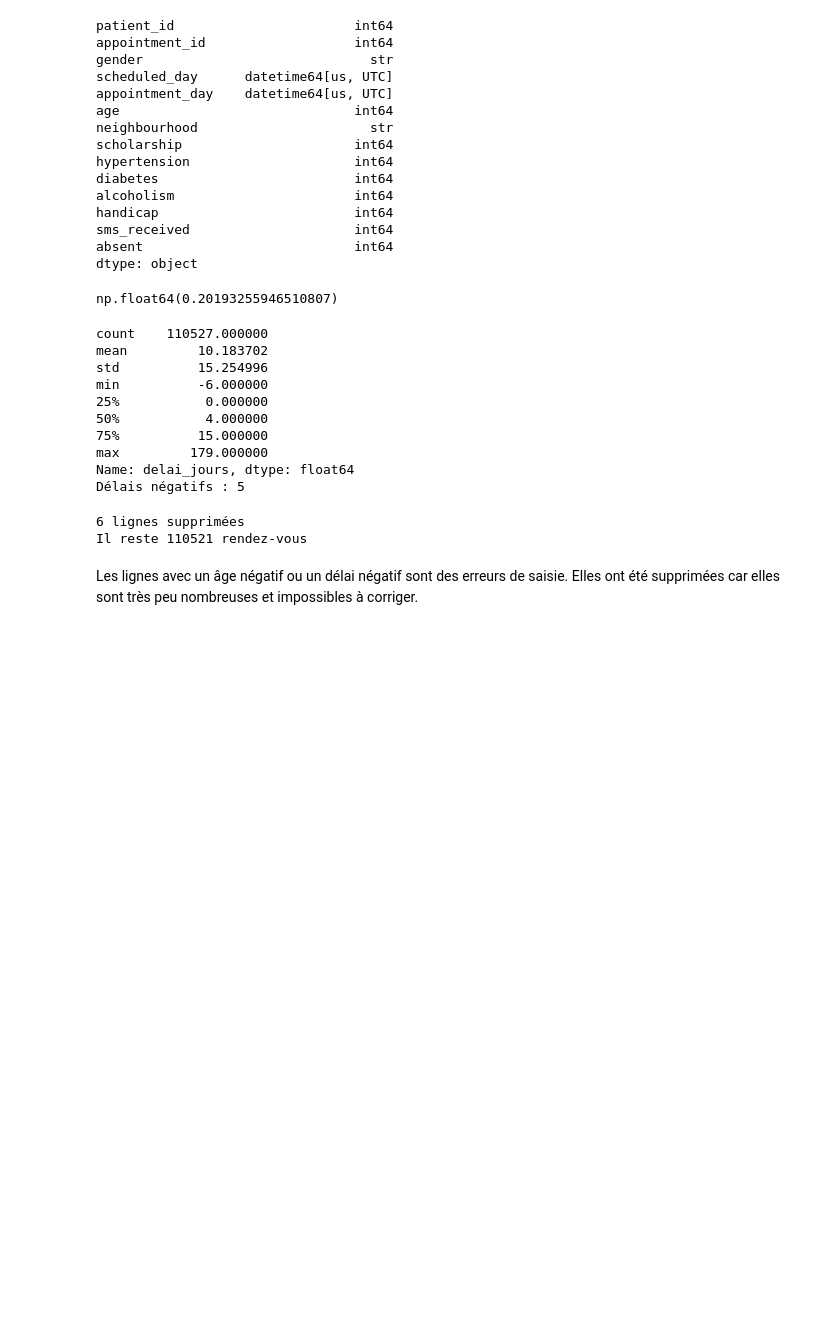
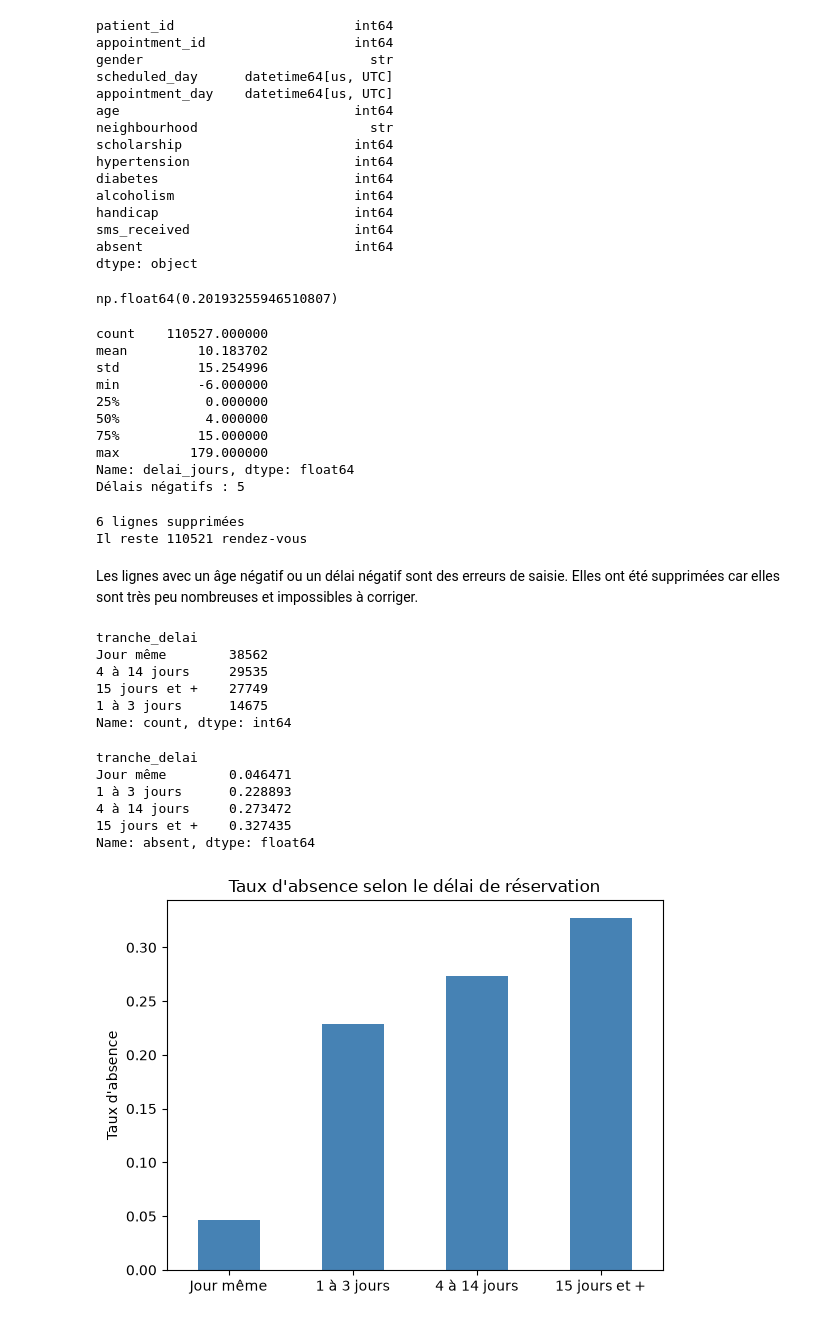
Before and after one commit to mirabejaoui/RdvSmart, a Jupyter notebook: notebooks/01_exploration.ipynb, the cells around one changed output. Drawn from its saved outputs; the diff is of its cells as text; code cells hidden in the pictures; blank space fills up the shorter version.

Commit message:
Analyse du délai de réservation et du jour

```diff
--- a/notebooks/01_exploration.ipynb
+++ b/notebooks/01_exploration.ipynb
@@ -121,3 +121,37 @@ print("Il reste", len(df), "rendez-vous")
 Il reste 110521 rendez-vous
 # %% [markdown]
 Les lignes avec un âge négatif ou un délai négatif sont des erreurs de saisie. Elles ont été supprimées car elles sont très peu nombreuses et impossibles à corriger.
+# %%
+#regrouper les délais en tranches
+df["tranche_delai"] = pd.cut(
+    df["delai_jours"],
+    bins=[-1, 0, 3, 14, 1000],
+    labels=["Jour même", "1 à 3 jours", "4 à 14 jours", "15 jours et +"]
+)
+df["tranche_delai"].value_counts()
+# %% [output]
+tranche_delai
+Jour même        38562
+4 à 14 jours     29535
+15 jours et +    27749
+1 à 3 jours      14675
+Name: count, dtype: int64
+# %%
+#calculer le taux d'absence par tranche et l'afficher
+taux_delai = df.groupby("tranche_delai", observed=True)["absent"].mean()
+print(taux_delai)
+
+taux_delai.plot(kind="bar", color="steelblue")
+plt.title("Taux d'absence selon le délai de réservation")
+plt.ylabel("Taux d'absence")
+plt.xlabel("")
+plt.xticks(rotation=0)
+plt.show()
+# %% [output]
+tranche_delai
+Jour même        0.046471
+1 à 3 jours      0.228893
+4 à 14 jours     0.273472
+15 jours et +    0.327435
+Name: absent, dtype: float64
+[figure, added]
```
Also changed, not shown: parts of 1 cell of this notebook.
